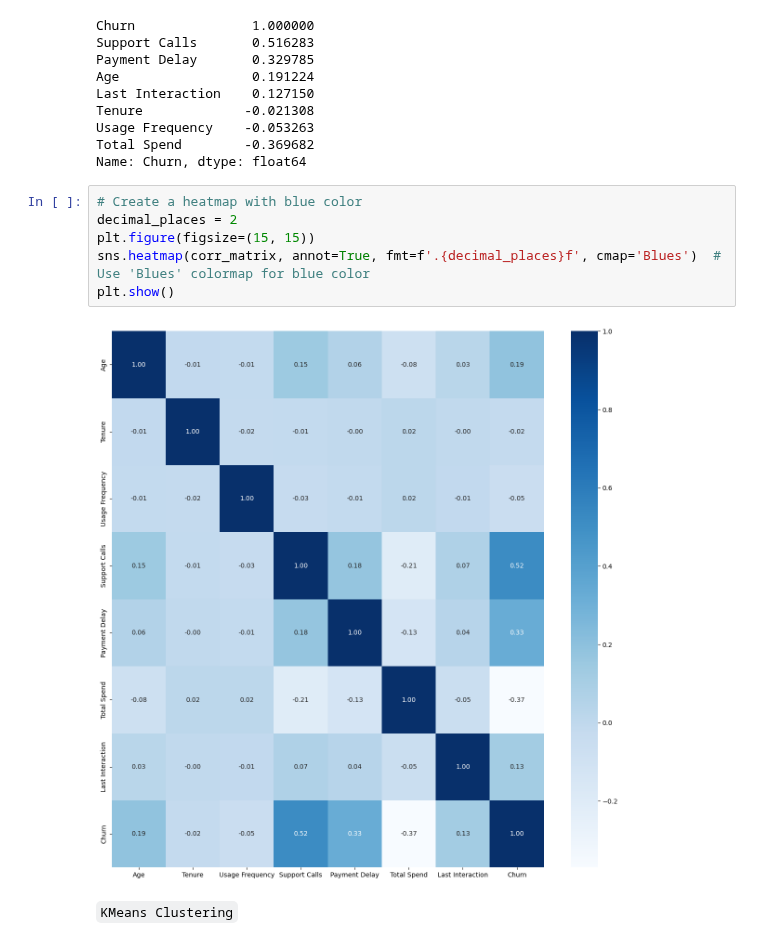
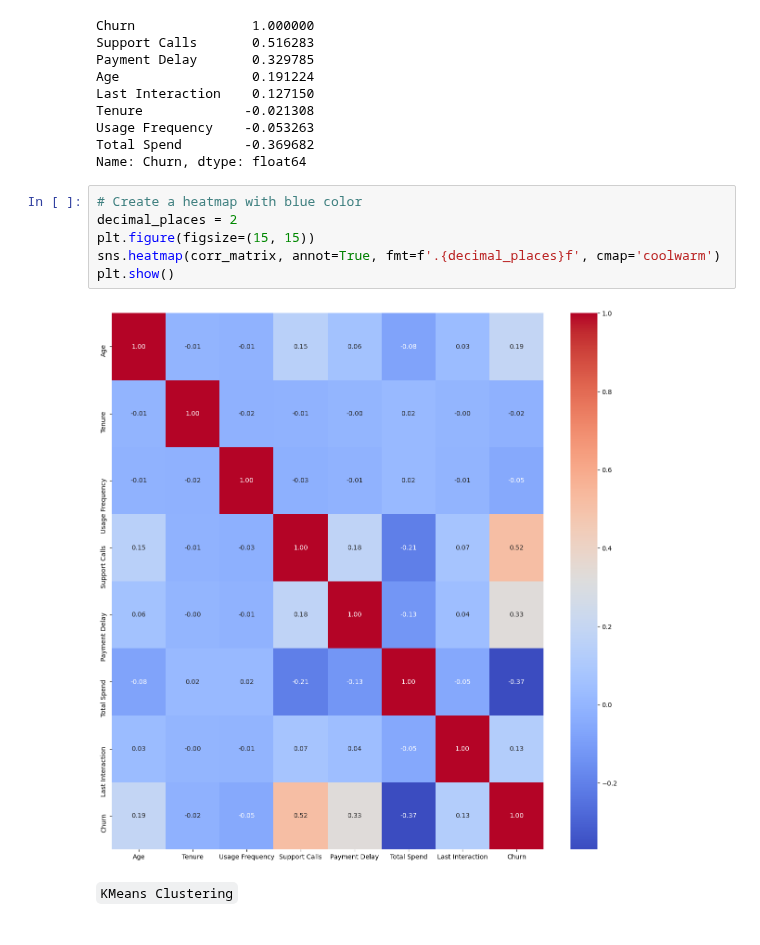
Before and after one commit to Johannes3001/AppliedML_Assign.01, a Jupyter notebook: FinalCodes.ipynb, the cells around one changed output. Cells and saved outputs as stored; diff of their text form.

```diff
--- a/FinalCodes.ipynb
+++ b/FinalCodes.ipynb
@@ -208,10 +208,10 @@ Name: Churn, dtype: float64
 # %%
 # Create a heatmap with blue color
 decimal_places = 2
 plt.figure(figsize=(15, 15))
-sns.heatmap(corr_matrix, annot=True, fmt=f'.{decimal_places}f', cmap='Blues')  # Use 'Blues' colormap for blue color
+sns.heatmap(corr_matrix, annot=True, fmt=f'.{decimal_places}f', cmap='coolwarm')
 plt.show()
 # %% [output]
-[figure, old version]
+[figure, new version]
 # %% [markdown]
 `KMeans Clustering`
```
Also changed, not shown: parts of 18 cells of this notebook.
